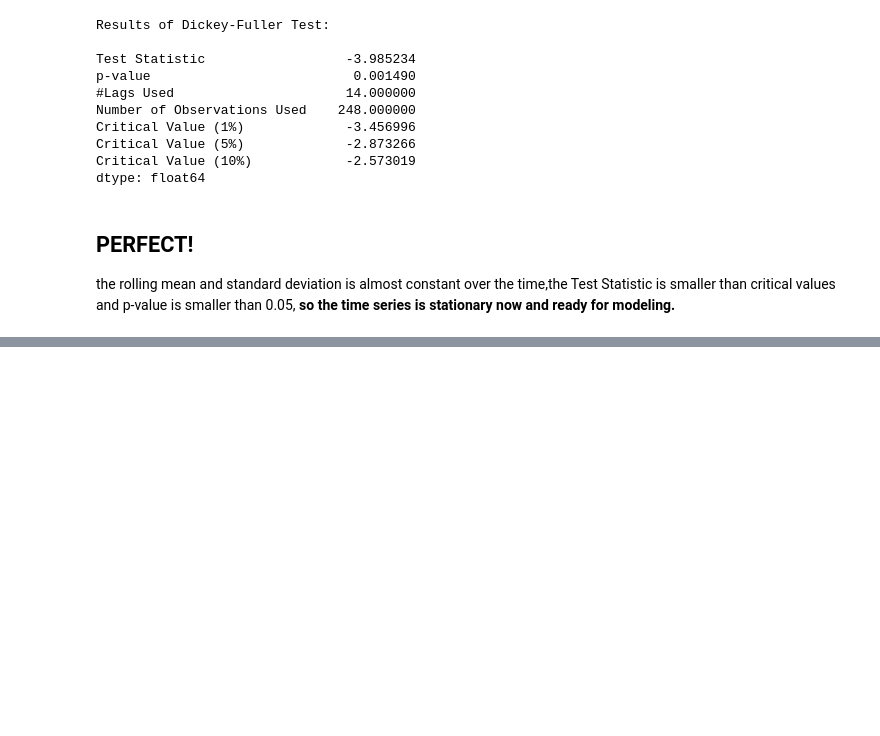
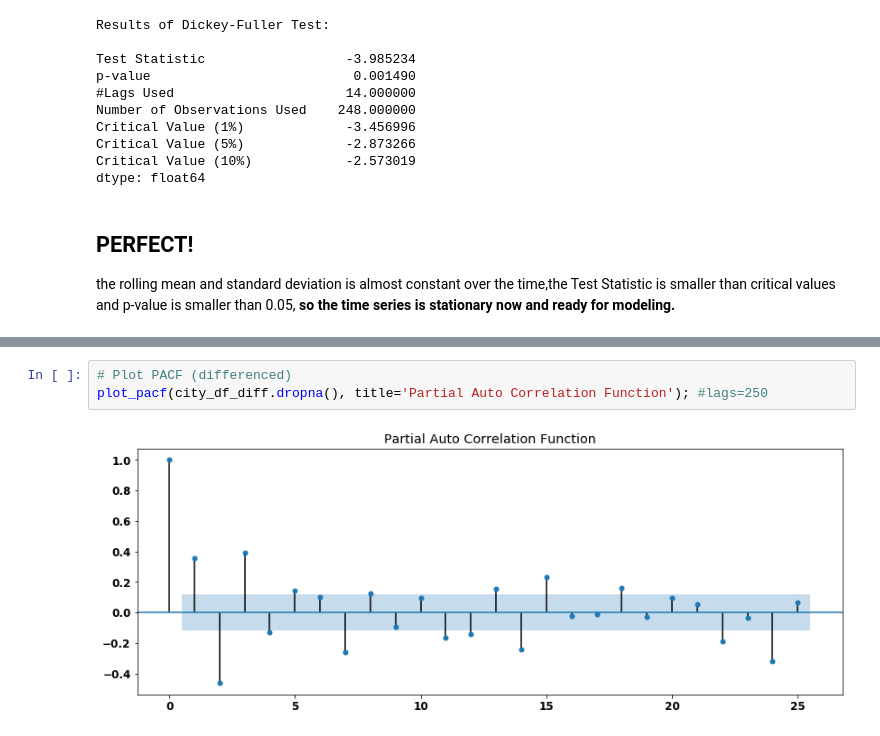
Before and after one commit to FarnazG/CodeReviews, a Jupyter notebook: time_series_codereview.ipynb, the cells around one changed output, grey strips where cells are left out. Saved outputs shown, nothing was run; the diff lists cells and outputs as text; blank space fills up the shorter version.

```diff
--- a/time_series_codereview.ipynb
+++ b/time_series_codereview.ipynb
@@ -381,0 +401,5 @@ the rolling mean and standard deviation is almost constant over the time,the Tes
+# %%
+# Plot PACF (differenced)
+plot_pacf(city_df_diff.dropna(), title='Partial Auto Correlation Function'); #lags=250
+# %% [output]
+[figure, added]
```
Also changed, not shown: parts of 2 cells of this notebook.
